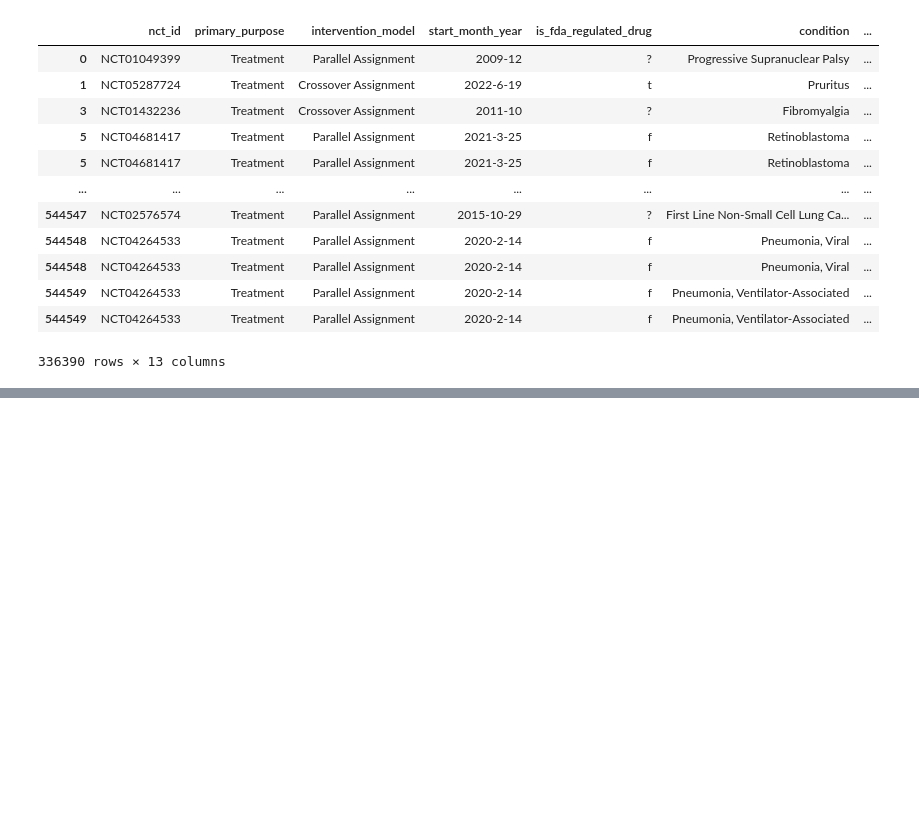
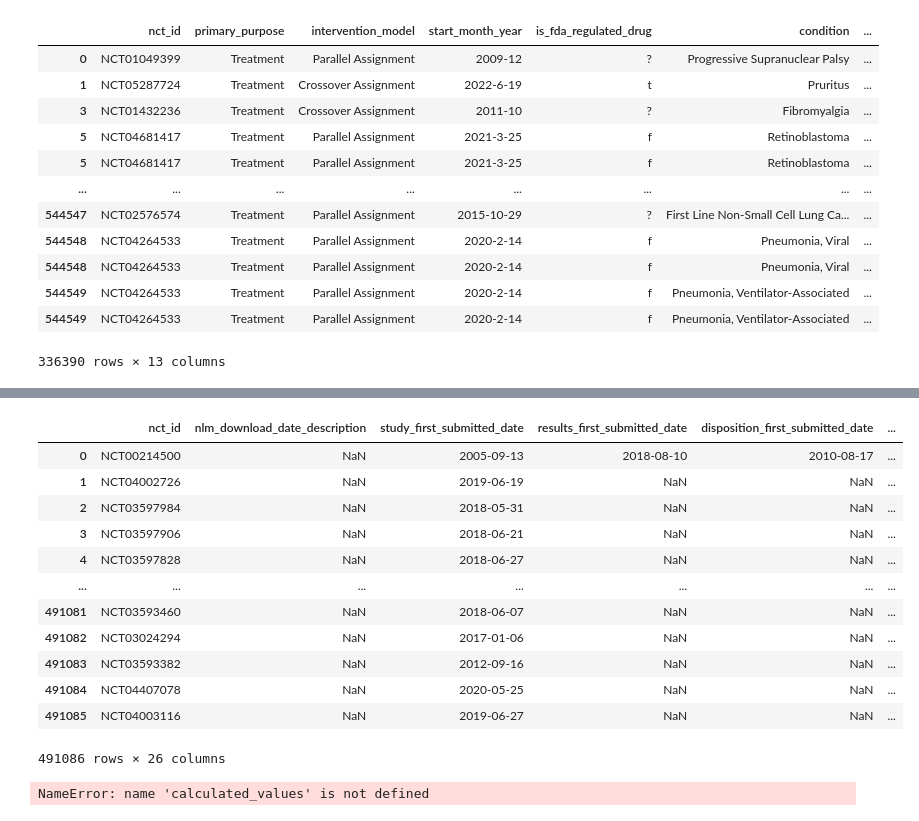
Before and after one commit to GitHubbit/Multiomics_ClinicalTrials_KP, a Jupyter notebook: create_TSVs.ipynb, the cells around one changed output, grey strips where cells are left out. Drawn from its saved outputs; the diff is of its cells as text; code cells hidden in the pictures; blank space fills up the shorter version.

```diff
--- a/create_TSVs.ipynb
+++ b/create_TSVs.ipynb
@@ -582,3 +582,9 @@ ct
 | 544549 | NCT04264533 | Treatment | Parallel Assignment | 2020-2-14 | f | Pneumonia, Ventilator-Associated | ... |
 | 544549 | NCT04264533 | Treatment | Parallel Assignment | 2020-2-14 | f | Pneumonia, Ventilator-Associated | ... |
 336390 rows × 13 columns
+# %%
+# read in other tables
+data_extracted = "/Users/kamhome/all_projects/ISB/Translator/Projects/ClinicalTrials/ETL_Python/data/6zy655l6br1i6q5o2h32k4h9wjx8"
+study_references = pd.read_csv(data_extracted + '/study_references.txt', sep='|', dtype=object, index_col=False, header=0)
+studies = pd.read_csv(data_extracted + '/studies.txt', sep='|', dtype=object, index_col=False, header=0)
+calculated_values = pd.read_csv(data_extracted + '/calculated_values.txt', sep='|', dtype=object, index_col=False, header=0)
@@ -584,0 +624,30 @@ ct
+# %%
+# attach relevant dates
+
+# list(studies.columns)
+cols = []
+cols.append("nct_id")
+date_cols = [col for col in studies.columns if 'date' in col]
+cols.extend(date_cols)
+studies_dates = studies[cols]
+studies_dates
+
+all_dates = pd.merge(studies_dates, calculated_values[["nct_id", "actual_duration", "were_results_reported", "months_to_report_results"]], how='left', left_on=['nct_id'], right_on = ['nct_id'])
+all_dates
+# all_dates.columns
+all_dates.dtypes
+# %% [output]
+|  | nct_id | nlm_download_date_description | study_first_submitted_date | results_first_submitted_date | disposition_first_submitted_date | ... |
+| 0 | NCT00214500 | NaN | 2005-09-13 | 2018-08-10 | 2010-08-17 | ... |
+| 1 | NCT04002726 | NaN | 2019-06-19 | NaN | NaN | ... |
+| 2 | NCT03597984 | NaN | 2018-05-31 | NaN | NaN | ... |
+| 3 | NCT03597906 | NaN | 2018-06-21 | NaN | NaN | ... |
+| 4 | NCT03597828 | NaN | 2018-06-27 | NaN | NaN | ... |
+| ... | ... | ... | ... | ... | ... | ... |
+| 491081 | NCT03593460 | NaN | 2018-06-07 | NaN | NaN | ... |
+| 491082 | NCT03024294 | NaN | 2017-01-06 | NaN | NaN | ... |
+| 491083 | NCT03593382 | NaN | 2012-09-16 | NaN | NaN | ... |
+| 491084 | NCT04407078 | NaN | 2020-05-25 | NaN | NaN | ... |
+| 491085 | NCT04003116 | NaN | 2019-06-27 | NaN | NaN | ... |
+491086 rows × 26 columns
+NameError: name 'calculated_values' is not defined
```
Also changed, not shown: parts of 1 cell of this notebook.
